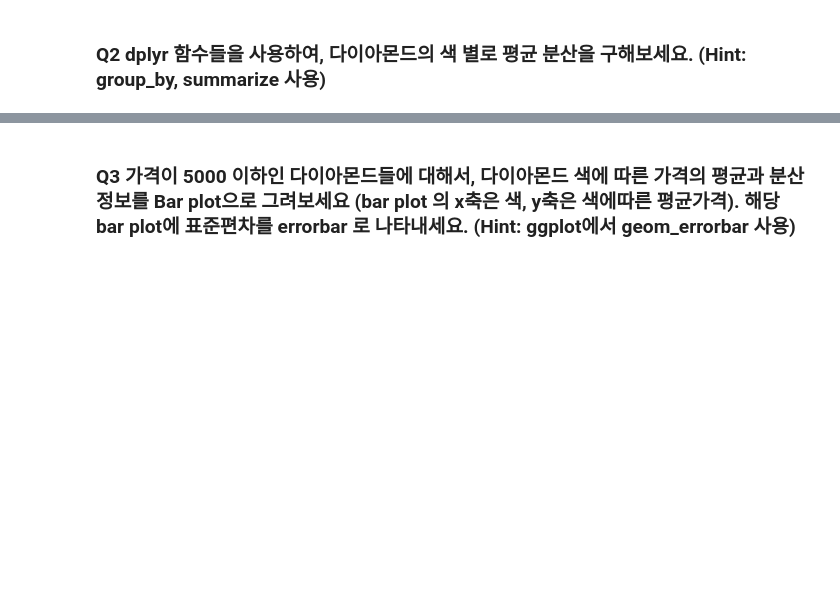
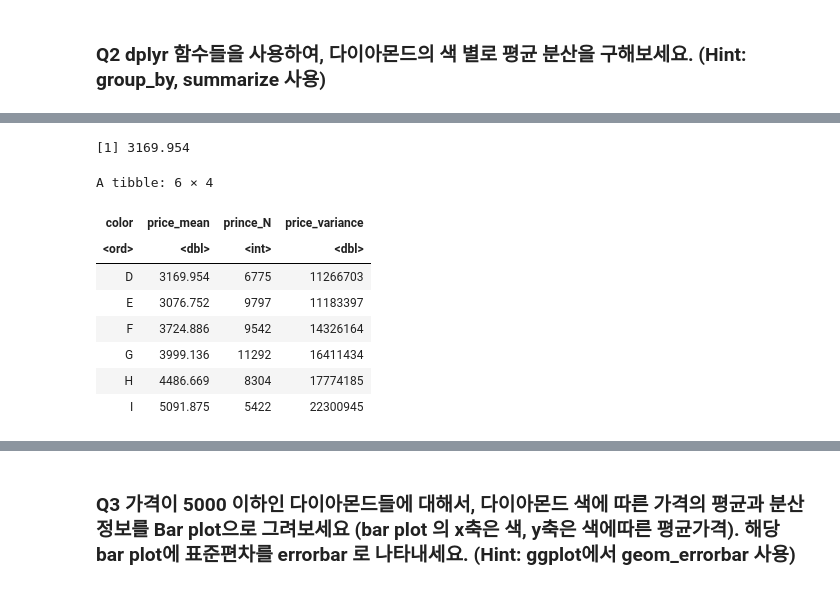
Before and after one commit to kcw0331/Environmental-Health-Big-Data-Analysis, a Jupyter notebook: 과제2/HW2.ipynb, the cells around one changed output, grey strips where cells are left out. Cells and saved outputs as stored; diff of their text form; code cells hidden in the pictures; blank space fills up the shorter version.

```diff
--- a/과제2/HW2.ipynb
+++ b/과제2/HW2.ipynb
@@ -47,0 +70,16 @@ A tibble: 53940 × 10
+# %%
+21476439 / 6775
+# %% [output]
+[1] 3169.954
+# %%
+diamonds %>% group_by(color) %>% summarise(price_mean = mean(price, na.rm = TRUE), prince_N = n() ,price_variance = var(price, na.rm = TRUE))  %>% head()
+# %% [output]
+A tibble: 6 × 4
+| color | price_mean | prince_N | price_variance |
+| <ord> | <dbl> | <int> | <dbl> |
+| D | 3169.954 | 6775 | 11266703 |
+| E | 3076.752 | 9797 | 11183397 |
+| F | 3724.886 | 9542 | 14326164 |
+| G | 3999.136 | 11292 | 16411434 |
+| H | 4486.669 | 8304 | 17774185 |
+| I | 5091.875 | 5422 | 22300945 |
```
Also changed, not shown: parts of 7 cells of this notebook.
